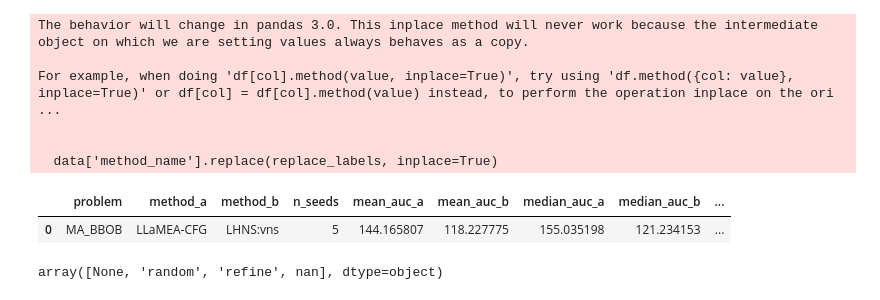
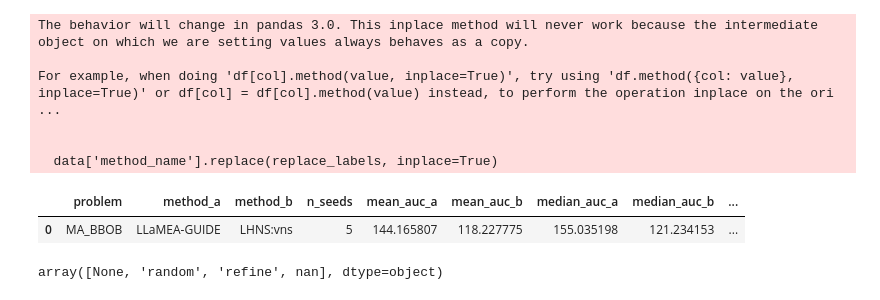
Before and after one commit to XAI-liacs/BLADE, a Jupyter notebook: visualize_2.ipynb, the cells around one changed output. Saved outputs shown, nothing was run; the diff lists cells and outputs as text; code cells hidden in the pictures.

```diff
--- a/visualize_2.ipynb
+++ b/visualize_2.ipynb
@@ -135,20 +142,20 @@ For example, when doing 'df[col].method(value, inplace=True)', try using 'df.met
 # %%
 compare_auc(logger,
-            method_a= "LLaMEA-CFG",
+            method_a= "LLaMEA-GUIDE",
             method_b="LHNS:vns",
             budget=200,
             metric="fitness",
             test="wilcoxon",
-            replace_labels={'ES': 'LLaMEA', 'ES-guided': 'LLaMEA-CFG'})
+            replace_labels={'ES': 'LLaMEA', 'ES-guided': 'LLaMEA-GUIDE'})
 # %% [output]
 The behavior will change in pandas 3.0. This inplace method will never work because the intermediate object on which we are setting values always behaves as a copy.
 
 For example, when doing 'df[col].method(value, inplace=True)', try using 'df.method({col: value}, inplace=True)' or df[col] = df[col].method(value) instead, to perform the operation inplace on the ori ...
 
 
   data['method_name'].replace(replace_labels, inplace=True)
 |  | problem | method_a | method_b | n_seeds | mean_auc_a | mean_auc_b | median_auc_a | median_auc_b | ... |
-| 0 | MA_BBOB | LLaMEA-CFG | LHNS:vns | 5 | 144.165807 | 118.227775 | 155.035198 | 121.234153 | ... |
+| 0 | MA_BBOB | LLaMEA-GUIDE | LHNS:vns | 5 | 144.165807 | 118.227775 | 155.035198 | 121.234153 | ... |
 # %%
 data = logger.get_problem_data("MA_BBOB")
 data["operator"].unique()
```
Also changed, not shown: parts of 7 cells of this notebook, 1 other file.
